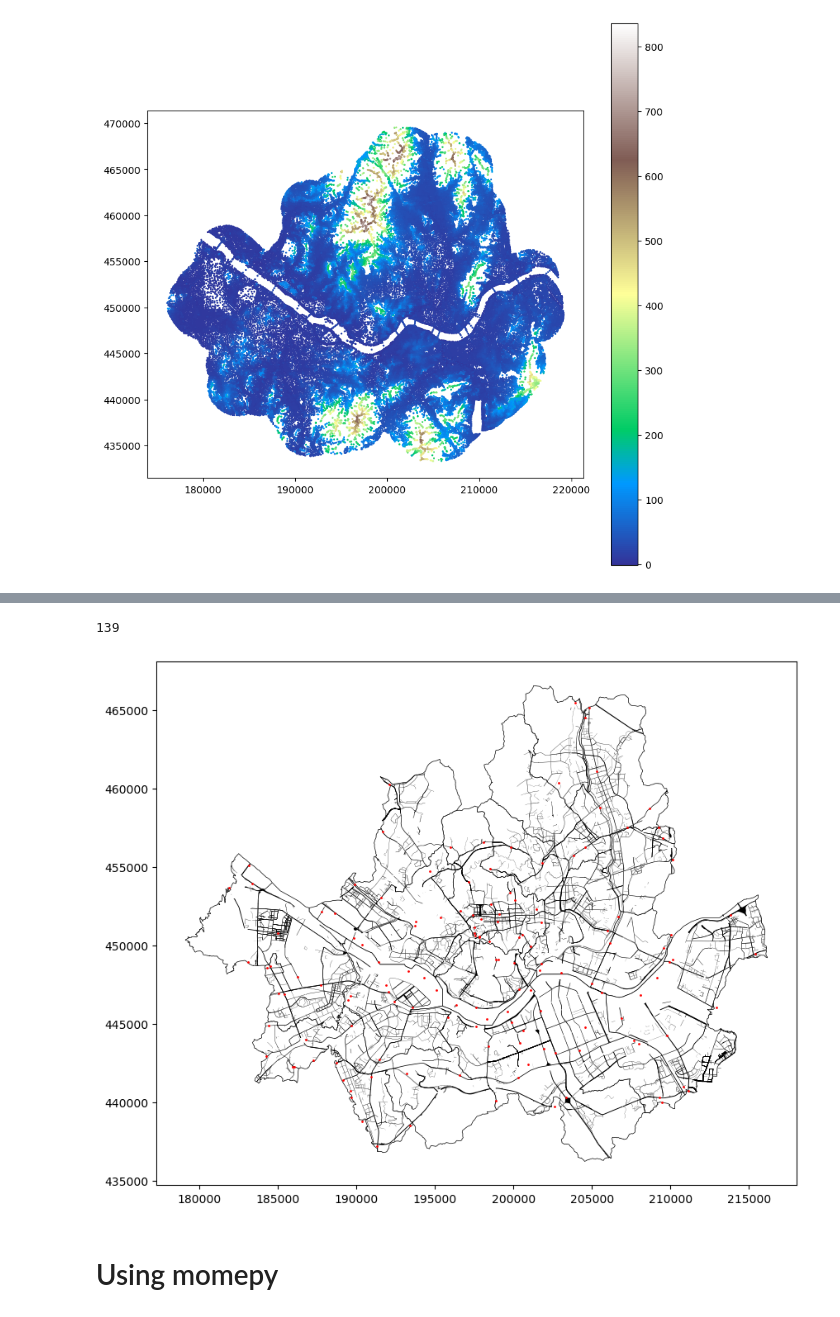
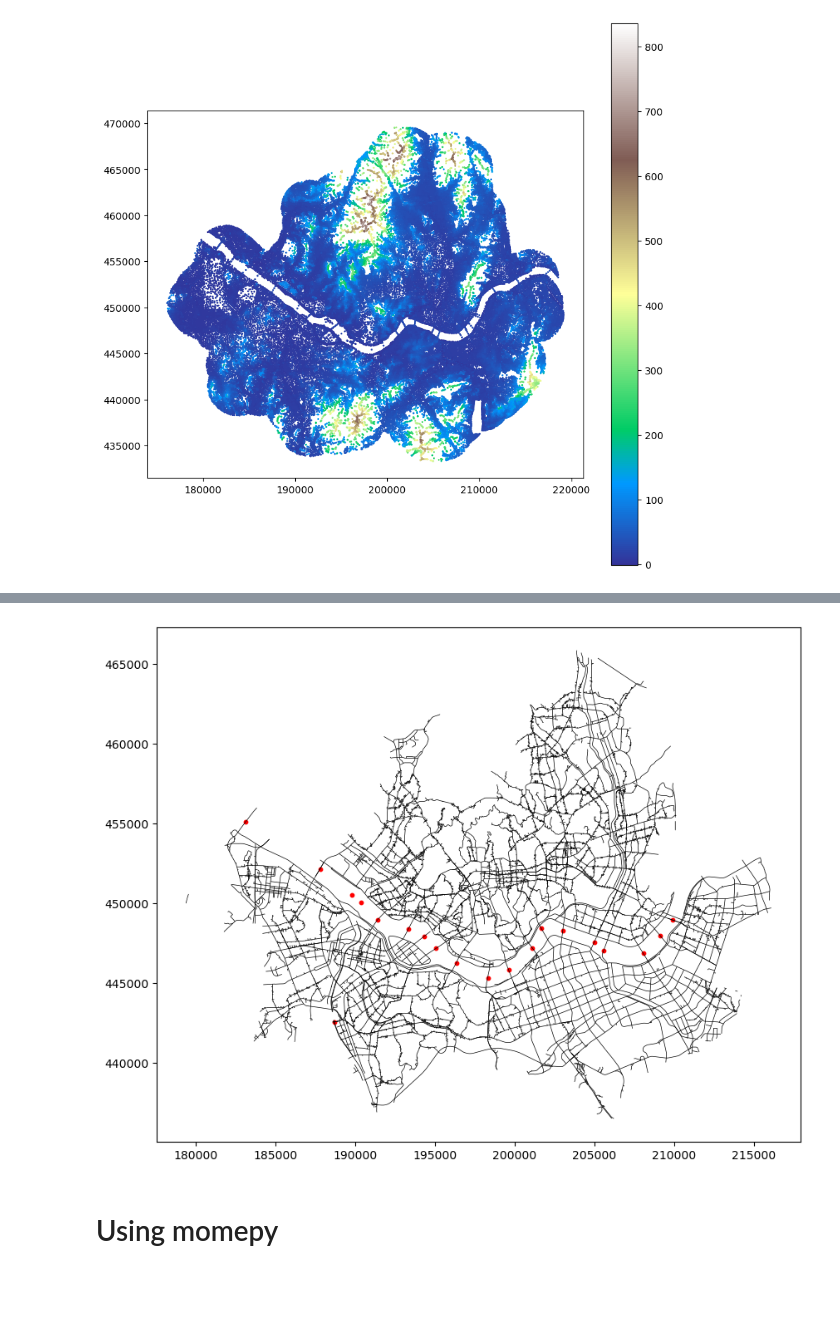
Before and after one commit to ddangchani/safetyhackathon_24, a Jupyter notebook: Geo_preprocessing.ipynb, the cells around one changed output, grey strips where cells are left out. Saved outputs shown, nothing was run; the diff lists cells and outputs as text; code cells hidden in the pictures; blank space fills up the shorter version.

```diff
--- a/Geo_preprocessing.ipynb
+++ b/Geo_preprocessing.ipynb
@@ -47,3 +21,7 @@ plt.show()
+# %%
+roads = gpd.read_file('data/seoul_road/Z_KAIS_TL_SPRD_MANAGE_11.shp', encoding='euc-kr', crs='epsg:5179')
+roads = roads.to_crs('epsg:5174')
+roads = roads[roads.ROA_CLS_SE.isin(['1','2','3'])]
 # %%
 # 서울시 교통량 조사자료
 
@@ -51,7 +29,3 @@ traffic = pd.read_excel('data/traffic/04월 서울시 교통량 조사자료(202
 traffic_info = pd.read_excel('data/traffic/04월 서울시 교통량 조사자료(2024).xlsx', sheet_name='수집지점 주소 및 좌표', skipfooter=4, usecols='A:E')
 traffic_info = gpd.GeoDataFrame(traffic_info, geometry=gpd.points_from_xy(traffic_info['경도'], traffic_info['위도']), crs='wgs84')
 traffic_info.to_crs(epsg=5174, inplace=True)
-# %%
-traffic.지점번호.nunique() # 139개 지점
-# %% [output]
-139
@@ -70,12 +32,7 @@ link_line = gpd.GeoDataFrame(link_line, crs='epsg:5174')
 # %%
-# 서울시 행정구역
-fig, ax = plt.subplots(figsize=(10, 10))
-
-seoul = gpd.read_file('data/seoul_geo/seoul.shp')
-seoul.to_crs(epsg=5174, inplace=True)
-seoul.plot(color='white', edgecolor='black', linewidth=0.5, ax=ax)
-roads_selected.plot(ax=ax, color='black', linewidth=0.5)
-traffic_info.plot(markersize=1, color='red', ax=ax)
+fig, ax = plt.subplots(1, 1, figsize=(10, 10))
+roads.plot(ax=ax, color='black', linewidth=0.5)
+traffic_info[traffic_info.지점명칭.str.contains('대교')].plot(ax=ax, color='red', markersize=10)
 plt.show()
 # %% [output]
-[figure, old version]
+[figure, new version]
```
Also changed, not shown: parts of 16 cells of this notebook, 10 other files.
